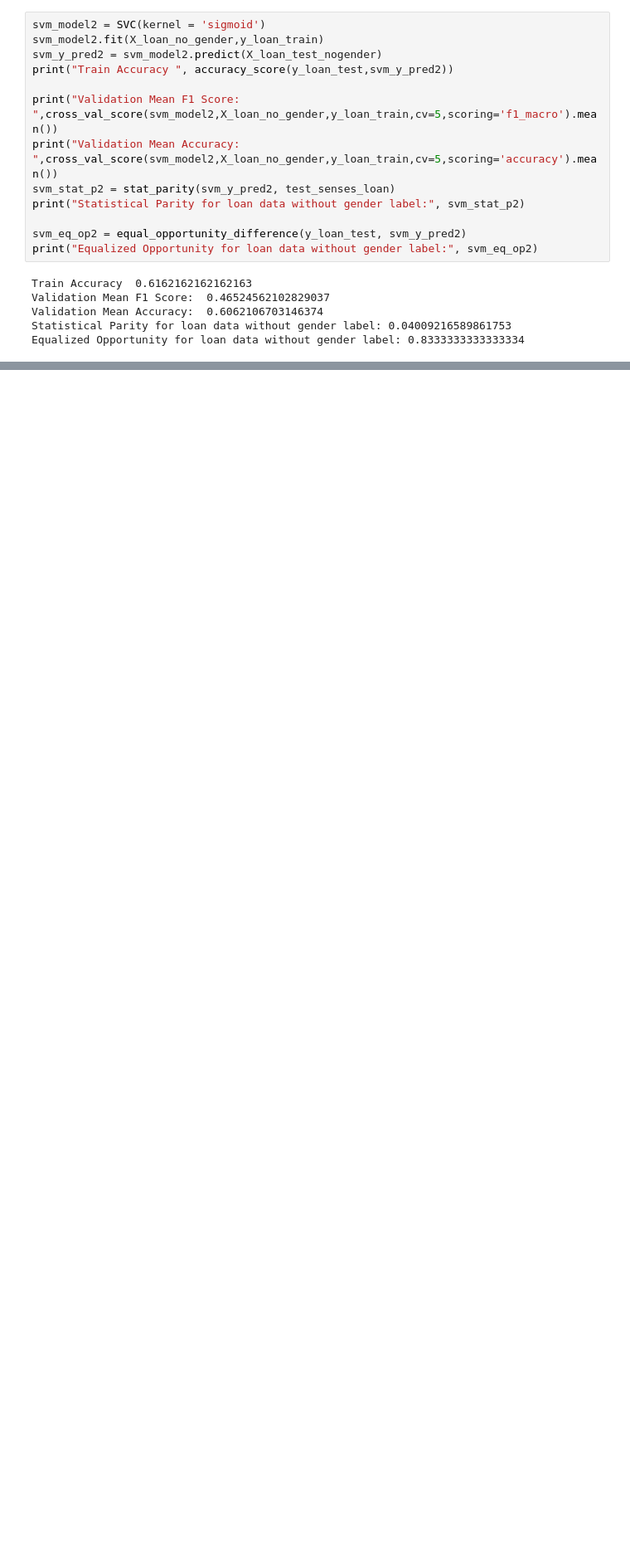
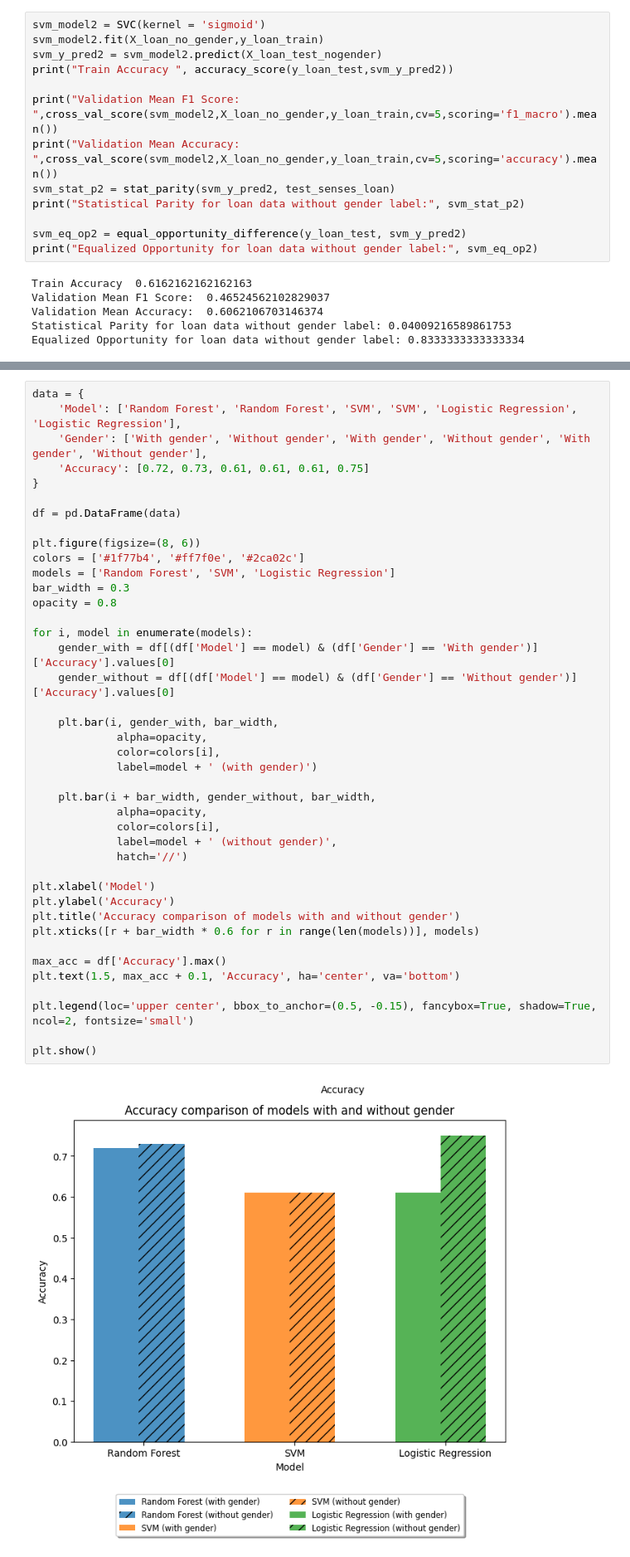
Before and after one commit to Xiaoyan-Zhang146/Bias_in_Credit_Scoring, a Jupyter notebook: 531_Project.ipynb, the cells around one changed output, grey strips where cells are left out. Shown at 83% size. Drawn from its saved outputs; the diff is of its cells as text; blank space fills up the shorter version.

```diff
--- a/531_Project.ipynb
+++ b/531_Project.ipynb
@@ -619,0 +631,43 @@ Please also refer to the documentation for alternative solver options:
+# %%
+data = {
+    'Model': ['Random Forest', 'Random Forest', 'SVM', 'SVM', 'Logistic Regression', 'Logistic Regression'],
+    'Gender': ['With gender', 'Without gender', 'With gender', 'Without gender', 'With gender', 'Without gender'],
+    'Accuracy': [0.72, 0.73, 0.61, 0.61, 0.61, 0.75]
+}
+
+df = pd.DataFrame(data)
+
+plt.figure(figsize=(8, 6))
+colors = ['#1f77b4', '#ff7f0e', '#2ca02c']
+models = ['Random Forest', 'SVM', 'Logistic Regression']
+bar_width = 0.3
+opacity = 0.8
+
+for i, model in enumerate(models):
+    gender_with = df[(df['Model'] == model) & (df['Gender'] == 'With gender')]['Accuracy'].values[0]
+    gender_without = df[(df['Model'] == model) & (df['Gender'] == 'Without gender')]['Accuracy'].values[0]
+
+    plt.bar(i, gender_with, bar_width,
+             alpha=opacity,
+             color=colors[i],
+             label=model + ' (with gender)')
+
+    plt.bar(i + bar_width, gender_without, bar_width,
+             alpha=opacity,
+             color=colors[i],
+             label=model + ' (without gender)',
+             hatch='//')
+
+plt.xlabel('Model')
+plt.ylabel('Accuracy')
+plt.title('Accuracy comparison of models with and without gender')
+plt.xticks([r + bar_width * 0.6 for r in range(len(models))], models)
+
+max_acc = df['Accuracy'].max()
+plt.text(1.5, max_acc + 0.1, 'Accuracy', ha='center', va='bottom')
+
+plt.legend(loc='upper center', bbox_to_anchor=(0.5, -0.15), fancybox=True, shadow=True, ncol=2, fontsize='small')
+
+plt.show()
+# %% [output]
+[figure, added]
```
Also changed, not shown: parts of 11 cells of this notebook.
